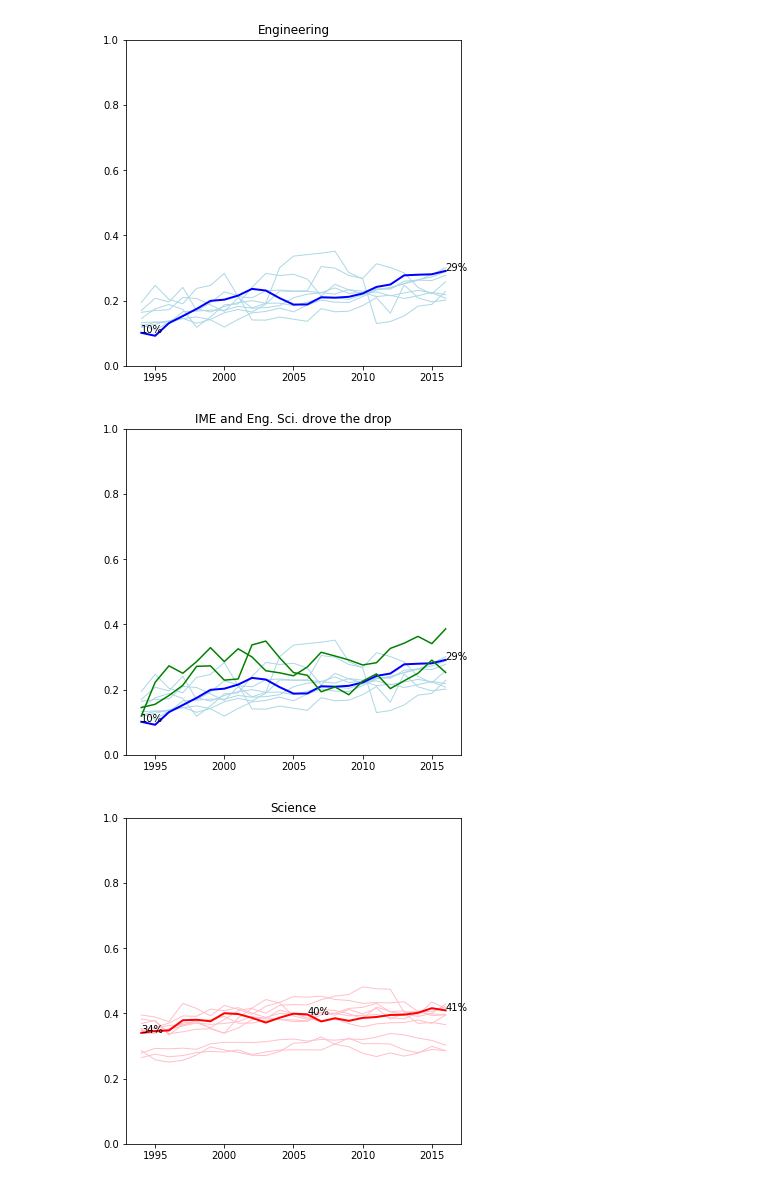
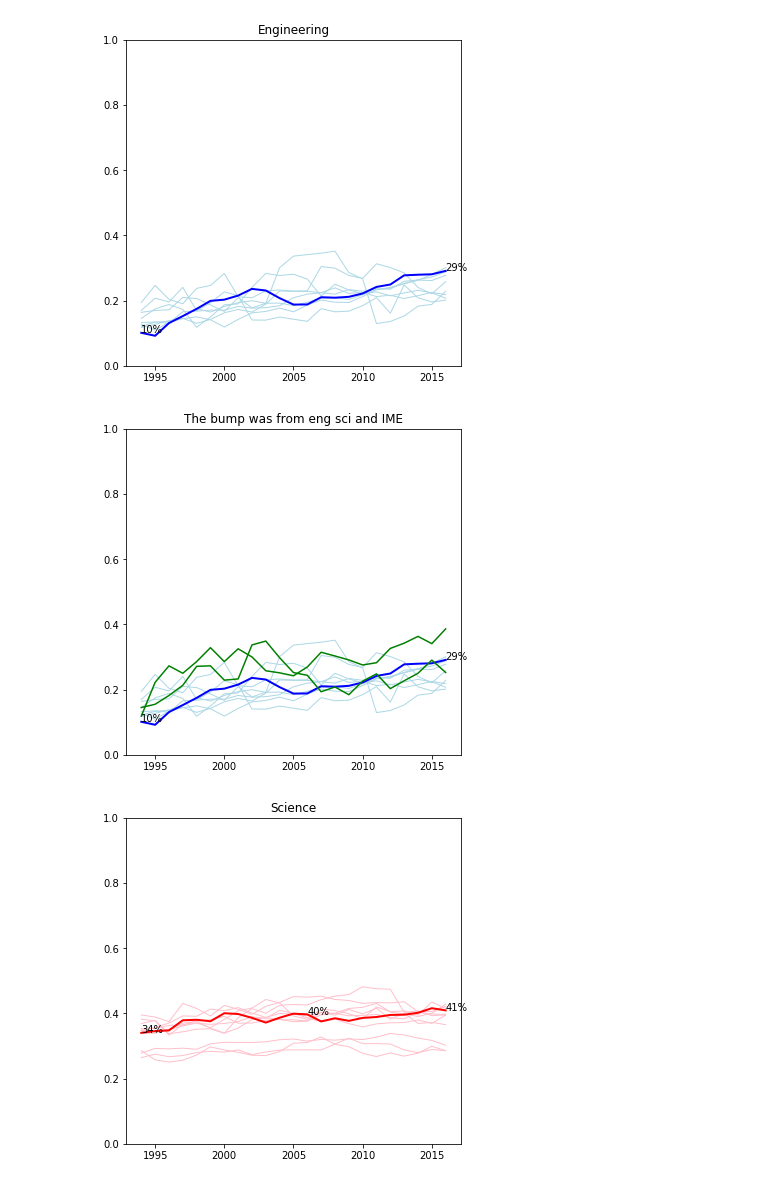
Before and after one commit to spec-journalism/gss-diversity, a Jupyter notebook: notebooks/draft.ipynb, the cells around one changed output. Drawn from its saved outputs; the diff is of its cells as text; code cells hidden in the pictures.

```diff
--- a/notebooks/draft.ipynb
+++ b/notebooks/draft.ipynb
@@ -223,11 +232,12 @@ plot_topic_proportions(ax, 'Engineering', peers=True)
 # %%
 _, ax = subplots()
 plot_topic_proportions(ax, 'Engineering', peers=True)
 plot_proportions(ax, 'Engineering science, mechanics, and physics', label_line=False)
 plot_proportions(ax, 'Industrial and manufacturing engineering', label_line=False,
-                 title='IME and Eng. Sci. drove the drop')
+                 title='The bump was from eng sci and IME')
+                 # title='text: The rise and fall in sex diversity in engineering fields before 2005 was largely driven by {hover: Industrial and manufacturing engineering} and {hover: Engineering science, mechanics, and physics.}')
 # %% [output]
-[figure, old version]
+[figure, new version]
 # %%
 _, ax = subplots()
 plot_topic_proportions(ax, 'Science', peers=True, label=[2006])
```
Also changed, not shown: parts of 13 cells of this notebook.
